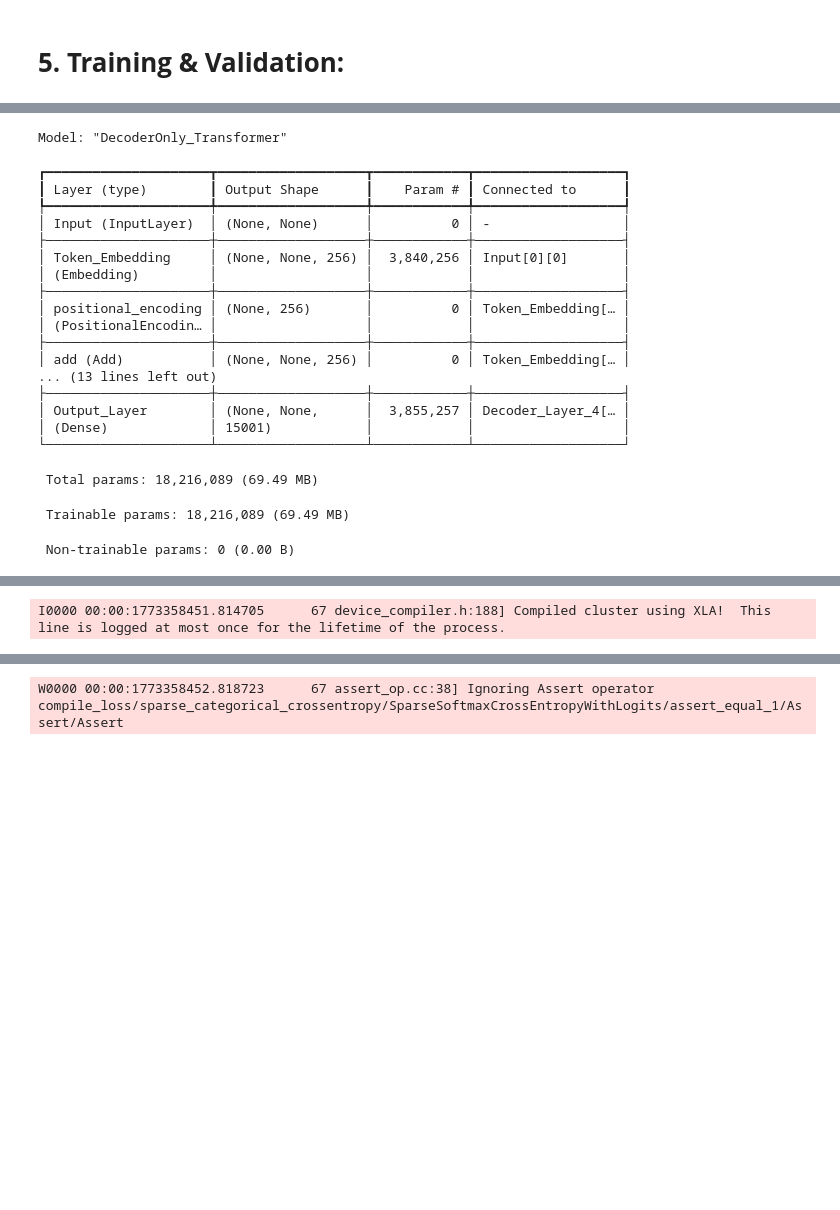
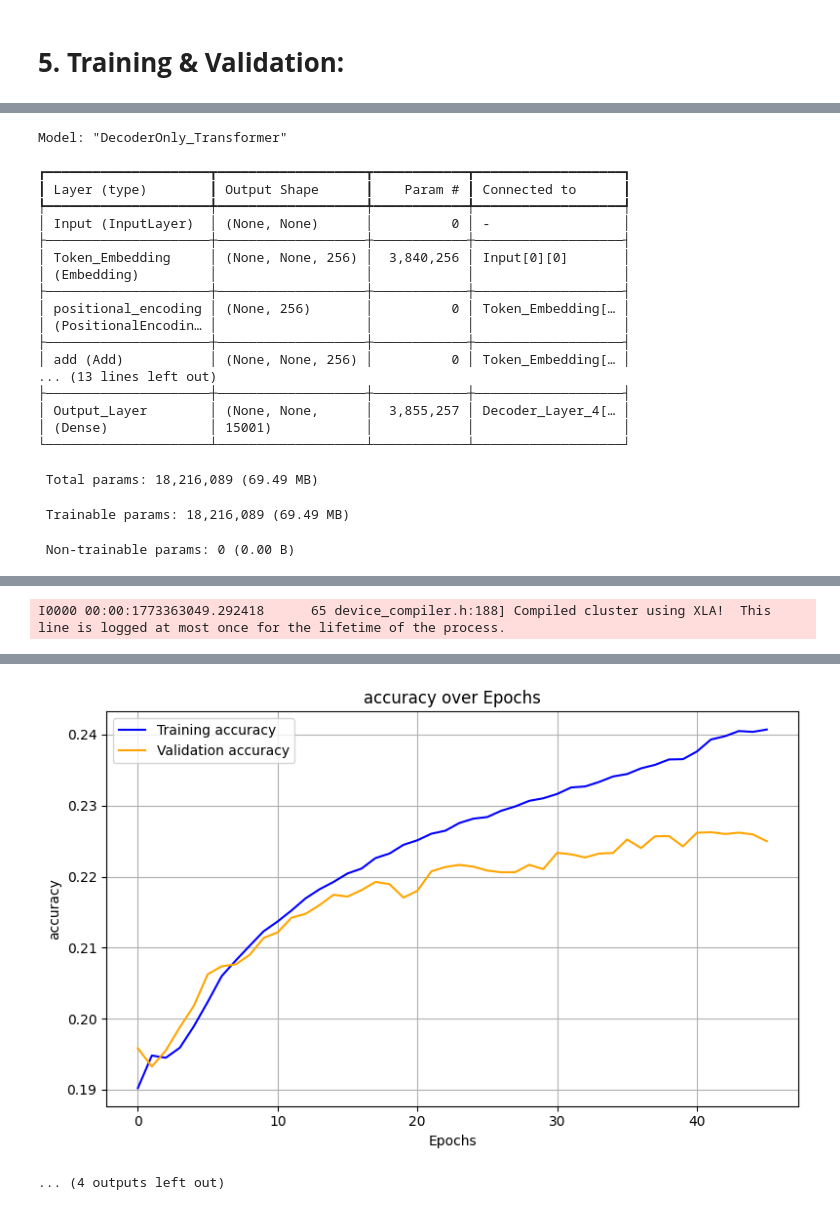
Before and after one commit to emansarahafi/LyricGen, a Jupyter notebook: LyricGen.ipynb, the cells around one changed output, grey strips where cells are left out. Drawn from its saved outputs; the diff is of its cells as text; code cells hidden in the pictures; blank space fills up the shorter version.

Commit message:
Kaggle Notebook | LyricGen | Version 100

```diff
--- a/LyricGen.ipynb
+++ b/LyricGen.ipynb
@@ -664,9 +610,10 @@ max_len = max_sequence_length  # Maximum sequence length (50)
 batch_size = 64  # Reduced from 128 to accommodate larger model
 epochs = 100  # Increased for better convergence
 learning_rate = 1e-4  # Reduced from 5e-4 for more stable training
+label_smoothing = 0.1  # Helps reduce overconfidence and repetitive outputs
 
 print("="*80)
-print(f"IMPROVED MODEL CONFIGURATION")
+print("IMPROVED MODEL CONFIGURATION")
 print("="*80)
 print(f"Vocabulary Size: {vocab_size:,} (shared tokenizer effective size)")
 print(f"Sequence Length: {max_len} tokens (increased for better context)")
@@ -677,6 +624,7 @@ print(f"Decoder Layers: {num_layers} (reduced to prevent overfitting)")
 print(f"Dropout Rate: {dropout_rate} (increased for better regularization)")
 print(f"Batch Size: {batch_size} (accommodates larger model)")
 print(f"Learning Rate: {learning_rate} (more stable training)")
+print(f"Label Smoothing: {label_smoothing}")
 print(f"Max Epochs: {epochs} (with early stopping)")
 print(f"Expected Parameters: ~10-12M (balanced capacity)")
 print("="*80 + "\n")
@@ -695,10 +643,41 @@ optimizer = tf.keras.optimizers.Adam(
     clipnorm=1.0  # Gradient clipping prevents exploding gradients
 )
 
+# Additional metrics to better capture usable prediction quality
+def top3_acc(y_true, y_pred):
+    return tf.keras.metrics.sparse_top_k_categorical_accuracy(y_true, y_pred, k=3)
+
+
+def top5_acc(y_true, y_pred):
+    return tf.keras.metrics.sparse_top_k_categorical_accuracy(y_true, y_pred, k=5)
+
+
+# Build a version-compatible loss with label smoothing support
+try:
+    loss_fn = tf.keras.losses.SparseCategoricalCrossentropy(label_smoothing=label_smoothing)
+    print("Using native SparseCategoricalCrossentropy(label_smoothing=...).")
+except TypeError:
+    try:
+        cce_with_smoothing = tf.keras.losses.CategoricalCrossentropy(
+            label_smoothing=label_smoothing,
+            reduction=tf.keras.losses.Reduction.NONE
+        )
+
+        def loss_fn(y_true, y_pred):
+            y_true = tf.cast(y_true, tf.int32)
+            vocab_dim = tf.shape(y_pred)[-1]
+            y_true_one_hot = tf.one_hot(y_true, depth=vocab_dim, dtype=y_pred.dtype)
+            return cce_with_smoothing(y_true_one_hot, y_pred)
+
+        print("SparseCategoricalCrossentropy(label_smoothing=...) not supported; using one-hot CategoricalCrossentropy fallback.")
+    except TypeError:
+        loss_fn = tf.keras.losses.SparseCategoricalCrossentropy()
+        print("Label smoothing is unavailable in this TensorFlow version; using plain SparseCategoricalCrossentropy.")
+
 transformer.compile(
     optimizer=optimizer,
-    loss="sparse_categorical_crossentropy",
-    metrics=["accuracy"]
+    loss=loss_fn,
+    metrics=["accuracy", top3_acc, top5_acc]
 )
 transformer.summary()
 
@@ -748,6 +727,7 @@ print("\n" + "="*80)
 print("STARTING TRAINING WITH IMPROVED ARCHITECTURE")
 print("Early stopping will terminate training if validation stops improving")
 print("Padding tokens are excluded from loss/accuracy")
+print("Top-3 and Top-5 accuracy are tracked for practical next-token quality")
 print("Model has balanced capacity to prevent overfitting")
 print("="*80 + "\n")
 
@@ -765,13 +745,17 @@ test_input = seq_test[:, :-1]  # Input sequence
 test_target = seq_test[:, 1:]  # Target sequence
 test_sample_weights = (test_target != 0).astype(np.float32)
 test_dataset = tf.data.Dataset.from_tensor_slices((test_input, test_target, test_sample_weights)).batch(batch_size).prefetch(tf.data.AUTOTUNE)
-test_loss, test_accuracy = transformer.evaluate(test_dataset, verbose=1)
+
+eval_results = transformer.evaluate(test_dataset, verbose=1, return_dict=True)
 
 print(f"\n{'='*80}")
-print(f"FINAL TEST RESULTS")
+print("FINAL TEST RESULTS")
 print(f"{'='*80}")
-print(f"Test Loss: {test_loss:.4f}")
-print(f"Test Accuracy (non-padding tokens): {test_accuracy:.4f}")
+print(f"Test Loss: {eval_results['loss']:.4f}")
+print(f"Test Accuracy (Top-1): {eval_results['accuracy']:.4f}")
+print(f"Test Accuracy (Top-3): {eval_results['top3_acc']:.4f}")
+print(f"Test Accuracy (Top-5): {eval_results['top5_acc']:.4f}")
+print(f"Approx. Perplexity (exp(loss)): {np.exp(eval_results['loss']):.2f}")
 print(f"{'='*80}\n")
 
 # Reusable plot function
@@ -780,34 +764,37 @@ def plot_graphs(history, metric):
     Plot training and validation metrics over epochs.
     Args:
         history: Training history object
-        metric: Metric to plot ('accuracy' or 'loss')
+        metric: Metric to plot ('accuracy', 'loss', 'top3_acc', 'top5_acc')
     """
     import warnings
     warnings.filterwarnings('ignore', category=UserWarning)
 
+    if metric not in history.history:
+        return
+
     plt.figure(figsize=(8, 5))
-    plt.plot(history.history[metric], label=f'Training {metric.capitalize()}', color='blue')
+    plt.plot(history.history[metric], label=f'Training {metric}', color='blue')
 
-    # Check if validation metric exists and plot it
     val_metric = f'val_{metric}'
     if val_metric in history.history:
-        plt.plot(history.history[val_metric], label=f'Validation {metric.capitalize()}', color='orange')
+        plt.plot(history.history[val_metric], label=f'Validation {metric}', color='orange')
 
-    plt.title(f'{metric.capitalize()} over Epochs')
+    plt.title(f'{metric} over Epochs')
     plt.xlabel('Epochs')
-    plt.ylabel(metric.capitalize())
+    plt.ylabel(metric)
     plt.xticks(fontsize=10)
     plt.yticks(fontsize=10)
     plt.grid(True)
     plt.legend()
-    plt.tight_layout()  # Prevent label cutoff
+    plt.tight_layout()
     plt.show()
-    plt.close()  # Close figure to free memory
+    plt.close()
 
-# Plot Accuracy and Loss
+# Plot tracked metrics
 plot_graphs(history, 'accuracy')
+plot_graphs(history, 'top3_acc')
+plot_graphs(history, 'top5_acc')
 plot_graphs(history, 'loss')
-
 
 # Clear Python garbage without clearing TensorFlow session so prediction can run in later cells
 gc.collect()
@@ -865 +855 @@ W0000 00:00:1773358428.807387      67 assert_op.cc:38] Ignoring Assert operator
-I0000 00:00:1773358451.814705      67 device_compiler.h:188] Compiled cluster using XLA!  This line is logged at most once for the lifetime of the process.
+I0000 00:00:1773363049.292418      65 device_compiler.h:188] Compiled cluster using XLA!  This line is logged at most once for the lifetime of the process.
@@ -867 +873,2 @@ I0000 00:00:1773358451.814705      67 device_compiler.h:188] Compiled cluster us
+[figure, added]
-W0000 00:00:1773358452.818723      67 assert_op.cc:38] Ignoring Assert operator compile_loss/sparse_categorical_crossentropy/SparseSoftmaxCrossEntropyWithLogits/assert_equal_1/Assert/Assert
+... (4 outputs left out)
```
Also changed, not shown: parts of 11 cells of this notebook.
